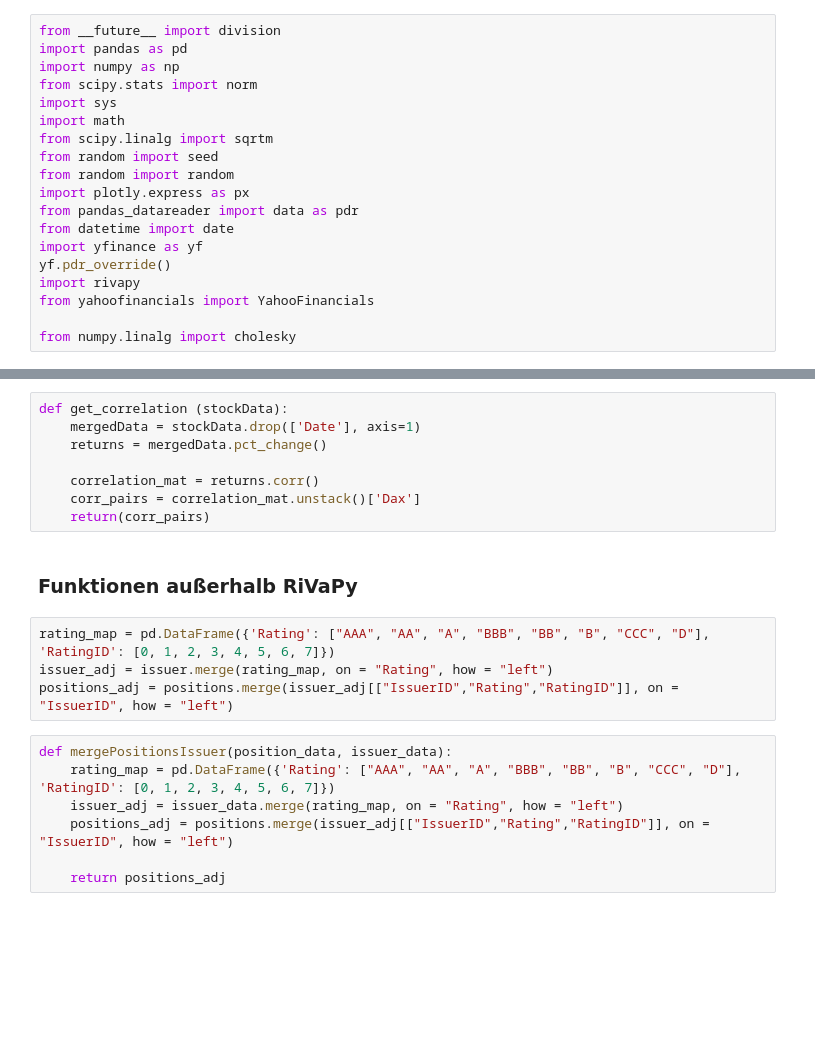
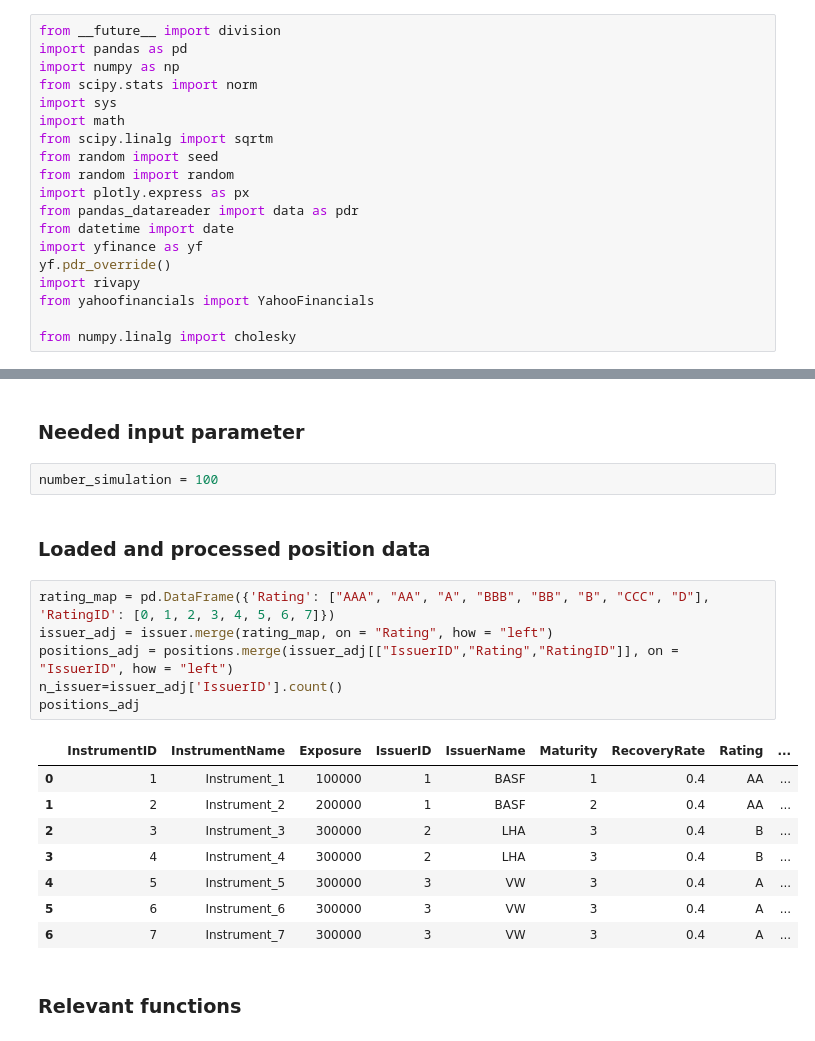
Before and after one commit to RIVACON/RiVaPy, a Jupyter notebook: notebooks/credit/credit_metrics.ipynb, the cells around one changed output, grey strips where cells are left out. Cells and saved outputs as stored; diff of their text form; blank space fills up the shorter version.

```diff
--- a/notebooks/credit/credit_metrics.ipynb
+++ b/notebooks/credit/credit_metrics.ipynb
@@ -183,22 +183,24 @@ correlation_mat
-# %%
-def get_correlation (stockData):
-    mergedData = stockData.drop(['Date'], axis=1)
-    returns = mergedData.pct_change()
-
-    correlation_mat = returns.corr()
-    corr_pairs = correlation_mat.unstack()['Dax']
-    return(corr_pairs)
-# %% [markdown]
-### Funktionen außerhalb RiVaPy
+# %% [markdown]
+### Needed input parameter
+# %%
+number_simulation = 100
+# %% [markdown]
+### Loaded and processed position data
 # %%
 rating_map = pd.DataFrame({'Rating': ["AAA", "AA", "A", "BBB", "BB", "B", "CCC", "D"], 'RatingID': [0, 1, 2, 3, 4, 5, 6, 7]})
 issuer_adj = issuer.merge(rating_map, on = "Rating", how = "left")
 positions_adj = positions.merge(issuer_adj[["IssuerID","Rating","RatingID"]], on = "IssuerID", how = "left")
+n_issuer=issuer_adj['IssuerID'].count()
+positions_adj
+# %% [output]
+|  | InstrumentID | InstrumentName | Exposure | IssuerID | IssuerName | Maturity | RecoveryRate | Rating | ... |
+| 0 | 1 | Instrument_1 | 100000 | 1 | BASF | 1 | 0.4 | AA | ... |
+| 1 | 2 | Instrument_2 | 200000 | 1 | BASF | 2 | 0.4 | AA | ... |
+| 2 | 3 | Instrument_3 | 300000 | 2 | LHA | 3 | 0.4 | B | ... |
+| 3 | 4 | Instrument_4 | 300000 | 2 | LHA | 3 | 0.4 | B | ... |
+| 4 | 5 | Instrument_5 | 300000 | 3 | VW | 3 | 0.4 | A | ... |
+| 5 | 6 | Instrument_6 | 300000 | 3 | VW | 3 | 0.4 | A | ... |
+| 6 | 7 | Instrument_7 | 300000 | 3 | VW | 3 | 0.4 | A | ... |
-# %%
-def mergePositionsIssuer(position_data, issuer_data):
-    rating_map = pd.DataFrame({'Rating': ["AAA", "AA", "A", "BBB", "BB", "B", "CCC", "D"], 'RatingID': [0, 1, 2, 3, 4, 5, 6, 7]})
-    issuer_adj = issuer_data.merge(rating_map, on = "Rating", how = "left")
-    positions_adj = positions.merge(issuer_adj[["IssuerID","Rating","RatingID"]], on = "IssuerID", how = "left")
-
-    return positions_adj
+# %% [markdown]
+### Relevant functions
 # %%
```
Also changed, not shown: parts of 67 cells of this notebook, 3 other files.
